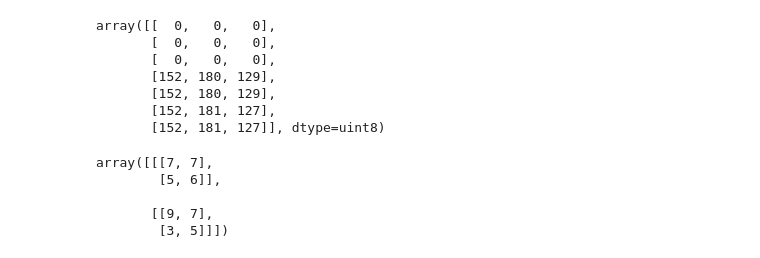
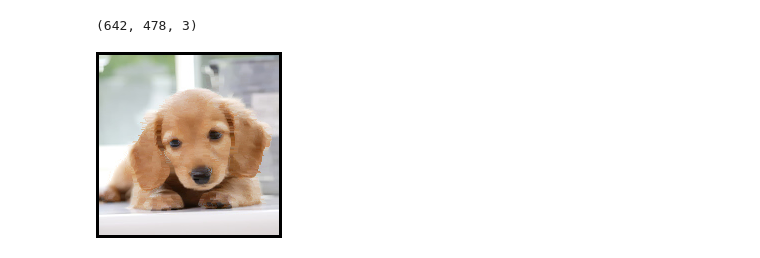
Before and after one commit to hajisute/Median-Sobel-filter, a Jupyter notebook: Untitled.ipynb, the cells around one changed output. Cells and saved outputs as stored; diff of their text form; code cells hidden in the pictures.

Commit message:
implement MedianFilter

```diff
--- a/Untitled.ipynb
+++ b/Untitled.ipynb
@@ -16,7 +16,7 @@ def sort_col(array):
                 if array[row, 0] > array[row_cmp, 0]:
                     array[row, :], array[row_cmp, :] = deepcopy(array[row, :]), deepcopy(array[row_cmp, :])
 # %%
-img = Image.open("sample.jpg")
+img = Image.open("sample4.jpg")
 # %%
 imgarray = np.asarray(img)
 for i in np.arange(0,3):
@@ -33,22 +33,20 @@ imgarray_median = deepcopy(imgarray)
 
 #各ピクセルについて7×7メディアンフィルタをかける
 for col in np.arange(3, imgarray.shape[1]-3):
+    print(col)
     for row in np.arange(3, imgarray.shape[0]-3):
 
         #ウィンドウ部分を行列に抽出
-        window = imgarray[col-3:col+4, row-3:row+4,:]
+        window = deepcopy(imgarray[row-3:row+4, col-3:col+4,:])
 
         #フィルタウィンドウを行でソートする
         sort_row(window)
 
         #ウィンドウの3列目(各行の中央値)を抽出
-        medians_row = window[:,3,:]
+        medians_row = deepcopy(window[:,3,:])
 
         #列でソートする
         sort_col(medians_row)
 
-        #中央値を抽出
-        median = medians_row[3,:]
-
-        #結果を書き込む
-        imgarray_median[row,col,:] = median
+        #中央値を抽出・書き込み
+        imgarray_median[row,col,:] = deepcopy(medians_row[3,:])
@@ -55,12 +71,8 @@ for col in np.arange(3, imgarray.shape[1]-3):
+# %%
+imgarray.shape
+# %% [output]
+(642, 478, 3)
 # %%
-Image.fromarray(window)
+Image.fromarray(imgarray_median)
+# %% [output]
+[figure, added]
-# %%
-medians_row
-# %% [output]
-array([[  0,   0,   0],
-       [  0,   0,   0],
-       [  0,   0,   0],
-       [152, 180, 129],
-       [152, 180, 129],
-       [152, 181, 127],
-       [152, 181, 127]], dtype=uint8)
@@ -75,8 +78,0 @@ sort_row(hoge)
-# %%
-hoge
-# %% [output]
-array([[[7, 7],
-        [5, 6]],
-
-       [[9, 7],
-        [3, 5]]])
```
Also changed, not shown: parts of 5 cells of this notebook, 5 other files.
